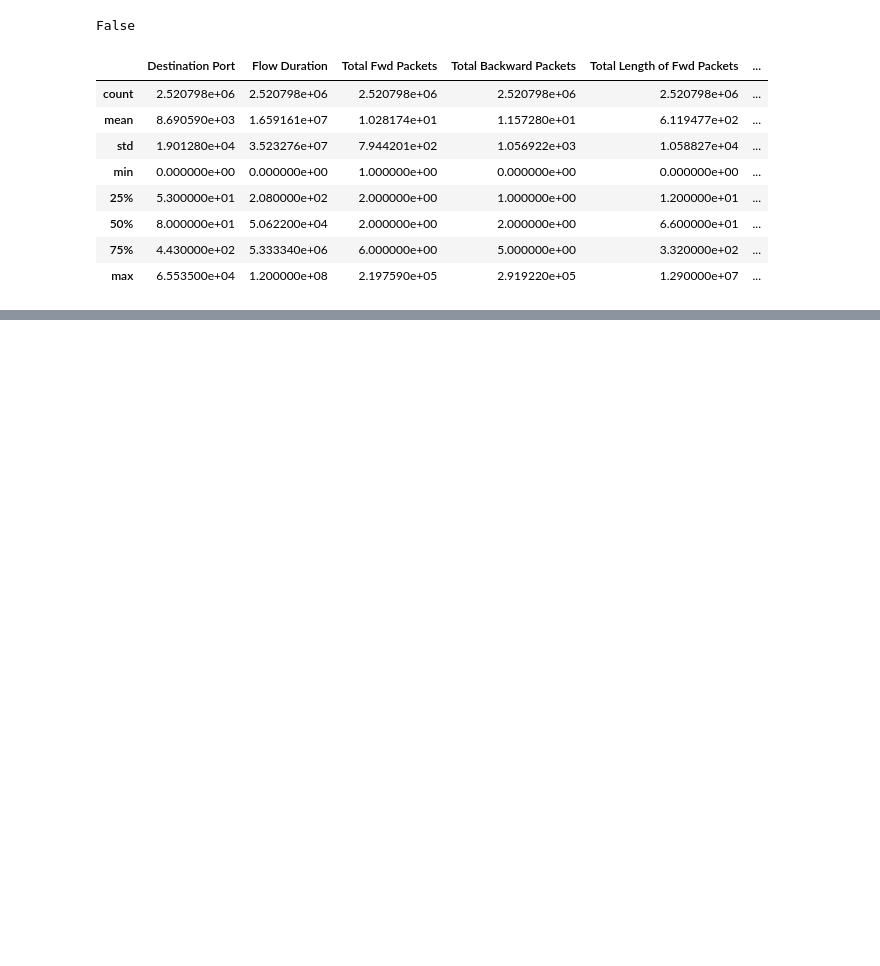
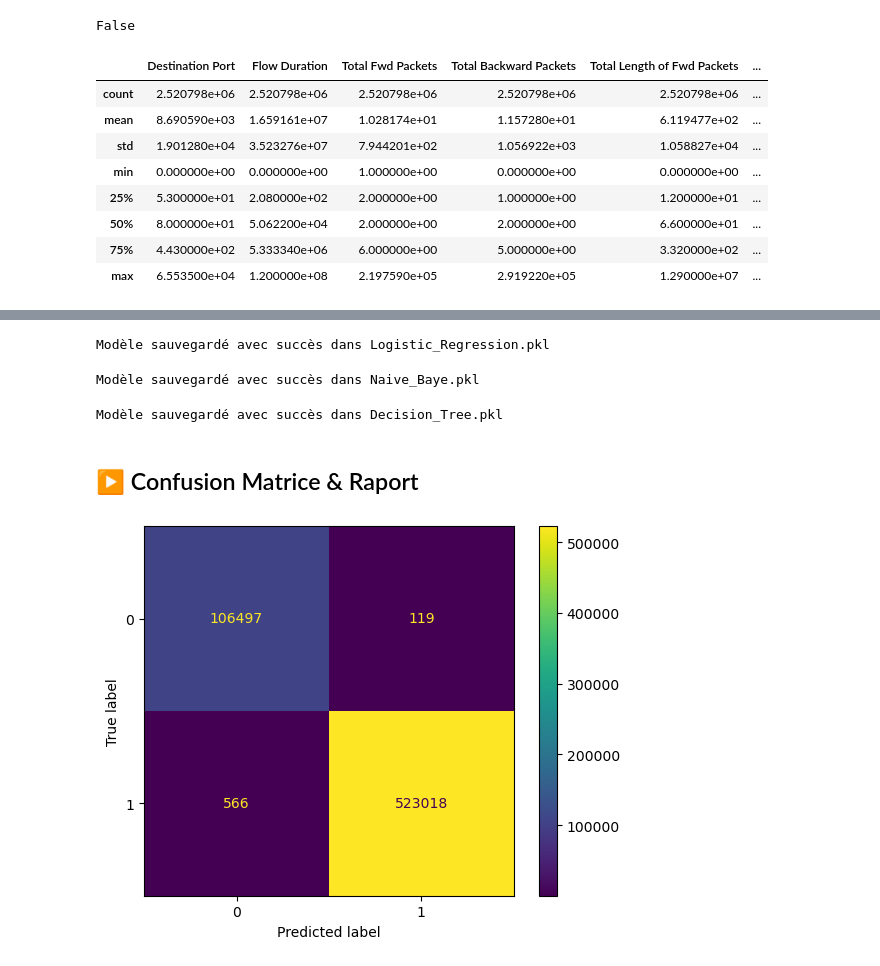
Before and after one commit to Zakaria-Ibenziane/cic-IDS, a Jupyter notebook: Cic_IDS_vf.ipynb, the cells around one changed output, grey strips where cells are left out. Drawn from its saved outputs; the diff is of its cells as text; code cells hidden in the pictures; blank space fills up the shorter version.

```diff
--- a/Cic_IDS_vf.ipynb
+++ b/Cic_IDS_vf.ipynb
@@ -351,12 +468,6 @@ def run_experiment(model, x_train , x_test , y_train , y_test):
 # %%
-x_traincpy = np.copy(x_train)
-y_traincpy = np.copy(y_train)
-x_testcpy  = np.copy(x_test)
-y_testcpy  = np.copy(y_test)
-
 # le modèle va entraîner 10 arbres de décision et les agréger pour prendre des décisions
-random = RandomForestClassifier(n_estimators = 10, criterion = 'entropy')
-random_cross = fit_and_evaluate(random, x_traincpy , x_testcpy , y_traincpy , y_testcpy)
-
-print(' Random Forest Performance on the test set : Cross Validation Score = %0.4f ' % random_cross)
+RF_Classifier = RandomForestClassifier(n_estimators = 10, criterion = 'entropy')
+random_eval = fit_and_evaluate(RF_Classifier, x_traincpy , x_testcpy , y_traincpy , y_testcpy)
+print(' Random Forest Performance on the test set : Cross Validation Score = %0.4f ' % random_eval)
 # %% [output]
@@ -368,0 +511,8 @@ Accuracy:  0.9988892415106315
+# %%
+# LogisticRegression Model
+modele = 'Logistic_Regression.pkl'
+with open(modele, 'wb') as fichier:
+    pickle.dump(LGR_Classifier, fichier)
+    print("Modèle sauvegardé avec succès dans Logistic_Regression.pkl")
+# %% [output]
+Modèle sauvegardé avec succès dans Logistic_Regression.pkl
@@ -368,0 +525,28 @@ Accuracy:  0.9988892415106315
+# %%
+# Gaussian Naive Baye Model
+modele = 'Naive_Baye.pkl'
+with open(modele, 'wb') as fichier:
+    pickle.dump(BNB_Classifier, fichier)
+    print("Modèle sauvegardé avec succès dans Naive_Baye.pkl")
+# %% [output]
+Modèle sauvegardé avec succès dans Naive_Baye.pkl
+# %%
+# Decision Tree Model
+modele = 'Decision_Tree.pkl'
+with open(modele, 'wb') as fichier:
+    pickle.dump(DTC_Classifier, fichier)
+    print("Modèle sauvegardé avec succès dans Decision_Tree.pkl")
+# %% [output]
+Modèle sauvegardé avec succès dans Decision_Tree.pkl
+# %% [markdown]
+## ▶ Confusion Matrice & Raport
+# %%
+# Random Forest Model
+y_pred = RF_Classifier.predict(x_testcpy)
+
+cm = confusion_matrix(y_testcpy, y_pred, labels=RF_Classifier.classes_)
+disp = ConfusionMatrixDisplay(confusion_matrix=cm, display_labels=RF_Classifier.classes_)
+disp.plot()
+plt.show()
+# %% [output]
+[figure, added]
```
Also changed, not shown: parts of 61 cells of this notebook.
